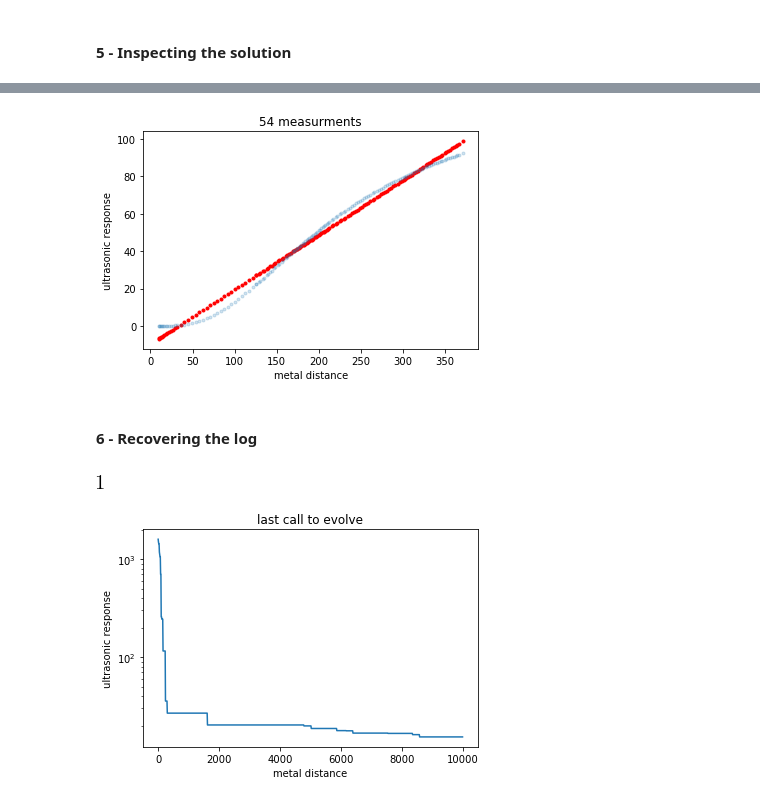
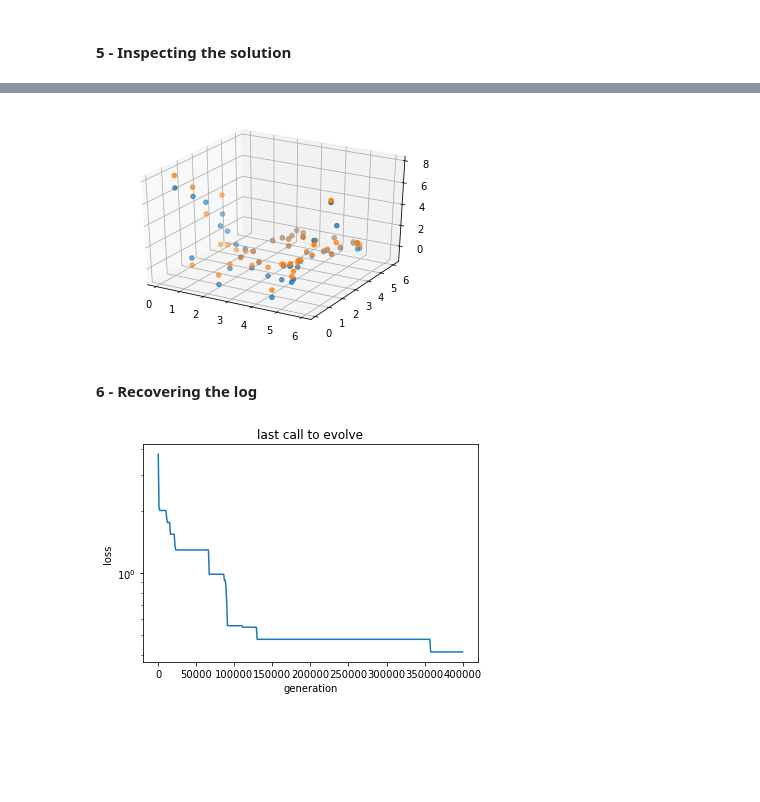
Before and after one commit to darioizzo/dcgp, a Jupyter notebook: doc/sphinx/notebooks/symbolic_regression_2.ipynb, the cells around one changed output, grey strips where cells are left out. Cells and saved outputs as stored; diff of their text form; code cells hidden in the pictures; blank space fills up the shorter version.

```diff
--- a/doc/sphinx/notebooks/symbolic_regression_2.ipynb
+++ b/doc/sphinx/notebooks/symbolic_regression_2.ipynb
@@ -79,21 +92,16 @@ a = a.subs({"c1": x[0], "c2": x[1], "c3": x[2], "c4": x[3], "c5": x[3]})
 # %%
 # And lets see what our model actually predicts on the inputs
 Y_pred = udp.predict(X, pop.champion_x)
-# %%
-# Lets comapre to the data
-_ = plt.plot(X, Y_pred, 'r.')
-_ = plt.plot(X, Y, '.', alpha=0.2)
-_ = plt.title('54 measurments')
-_ = plt.xlabel('metal distance')
-_ = plt.ylabel('ultrasonic response')
-# %% [output]
-[figure, removed]
+# %%
+# Lets compare (visually) to the data
+fig = plt.figure()
+ax = fig.add_subplot(111, projection='3d')
+_ = ax.scatter(X[:,0], X[:,1], Y[:,0])
+_ = ax.scatter(X[:,0], X[:,1], Y_pred[:,0])
+# %% [output]
+[figure, added]
 # %% [markdown]
 #### 6 - Recovering the log
-# %%
-pop.best_idx()
-# %% [output]
-[figure, removed]
 # %%
 # Here we get the log of the latest call to the evolve
 log = algo.extract(dcgpy.es4cgp).get_log()
@@ -103,7 +111,7 @@ loss = [it[2] for it in log]
 # And here we plot, for example, the generations against the best loss
 _ = plt.semilogy(gen, loss)
 _ = plt.title('last call to evolve')
-_ = plt.xlabel('metal distance')
-_ = plt.ylabel('ultrasonic response')
+_ = plt.xlabel('generation')
+_ = plt.ylabel('loss')
 # %% [output]
-[figure, old version]
+[figure, new version]
```
Also changed, not shown: parts of 9 cells of this notebook, 1 other file.
